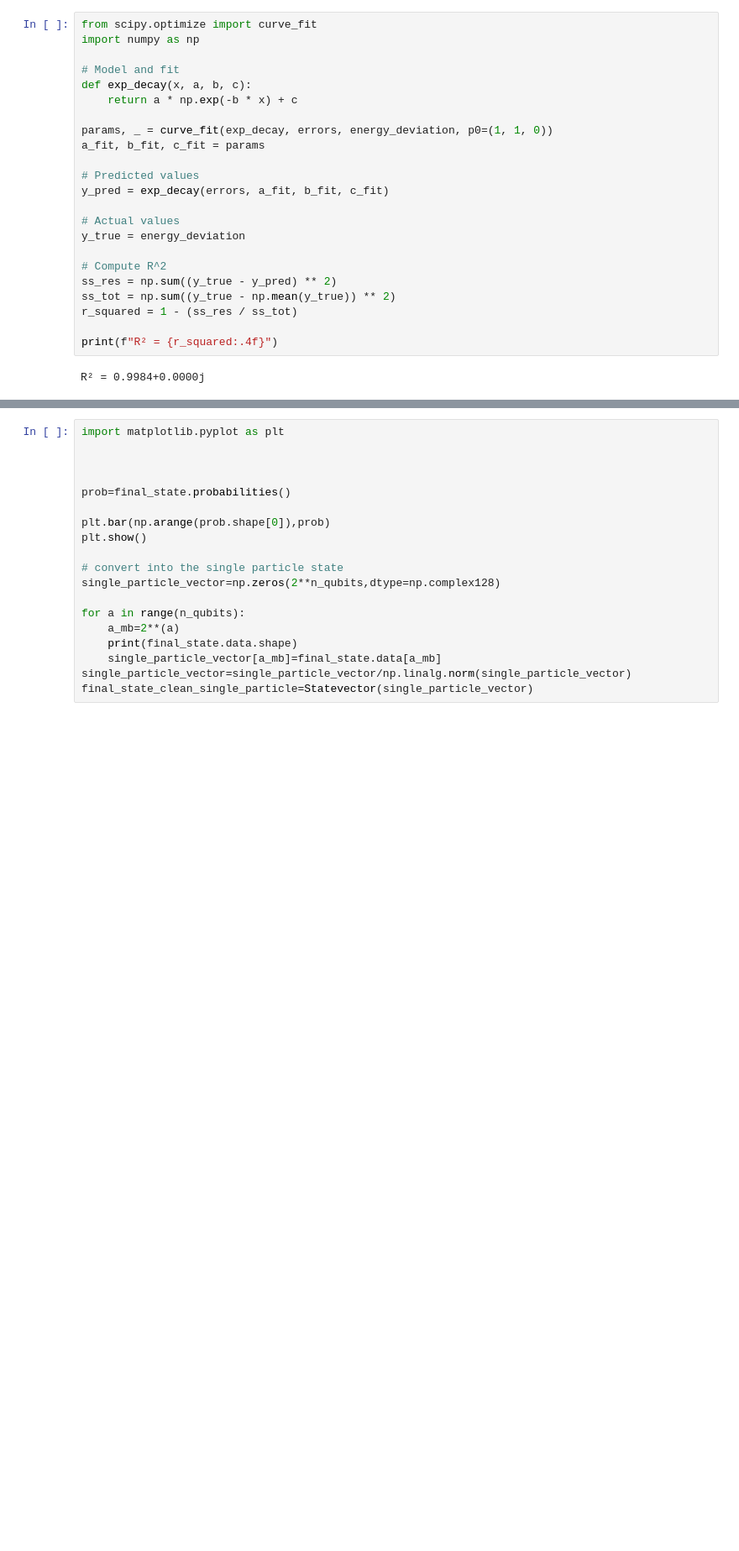
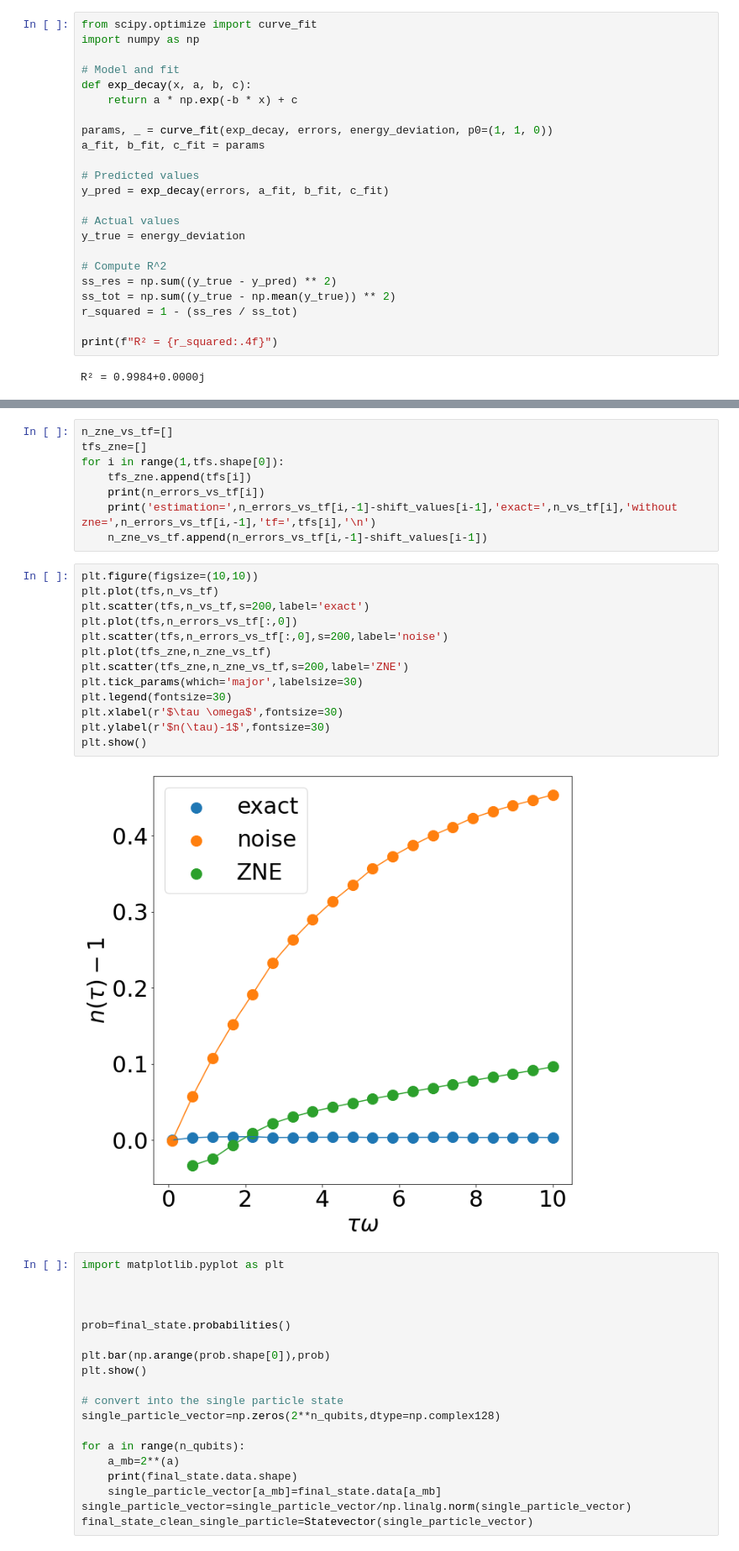
Before and after one commit to emacosta95/2nd_qa4nsm, a Jupyter notebook: ImplementationonQiskit.ipynb, the cells around one changed output, grey strips where cells are left out. Shown at 84% size. Cells and saved outputs as stored; diff of their text form; blank space fills up the shorter version.

```diff
--- a/ImplementationonQiskit.ipynb
+++ b/ImplementationonQiskit.ipynb
@@ -1007,3 +1664,26 @@ R² = 0.9984+0.0000j
+# %%
+n_zne_vs_tf=[]
+tfs_zne=[]
+for i in range(1,tfs.shape[0]):
+    tfs_zne.append(tfs[i])
+    print(n_errors_vs_tf[i])
+    print('estimation=',n_errors_vs_tf[i,-1]-shift_values[i-1],'exact=',n_vs_tf[i],'without zne=',n_errors_vs_tf[i,-1],'tf=',tfs[i],'\n')
+    n_zne_vs_tf.append(n_errors_vs_tf[i,-1]-shift_values[i-1])
+# %%
+plt.figure(figsize=(10,10))
+plt.plot(tfs,n_vs_tf)
+plt.scatter(tfs,n_vs_tf,s=200,label='exact')
+plt.plot(tfs,n_errors_vs_tf[:,0])
+plt.scatter(tfs,n_errors_vs_tf[:,0],s=200,label='noise')
+plt.plot(tfs_zne,n_zne_vs_tf)
+plt.scatter(tfs_zne,n_zne_vs_tf,s=200,label='ZNE')
+plt.tick_params(which='major',labelsize=30)
+plt.legend(fontsize=30)
+plt.xlabel(r'$\tau \omega$',fontsize=30)
+plt.ylabel(r'$n(\tau)-1$',fontsize=30)
+plt.show()
+# %% [output]
+[figure, added]
 # %%
 import matplotlib.pyplot as plt
 
```
Also changed, not shown: parts of 14 cells of this notebook.
